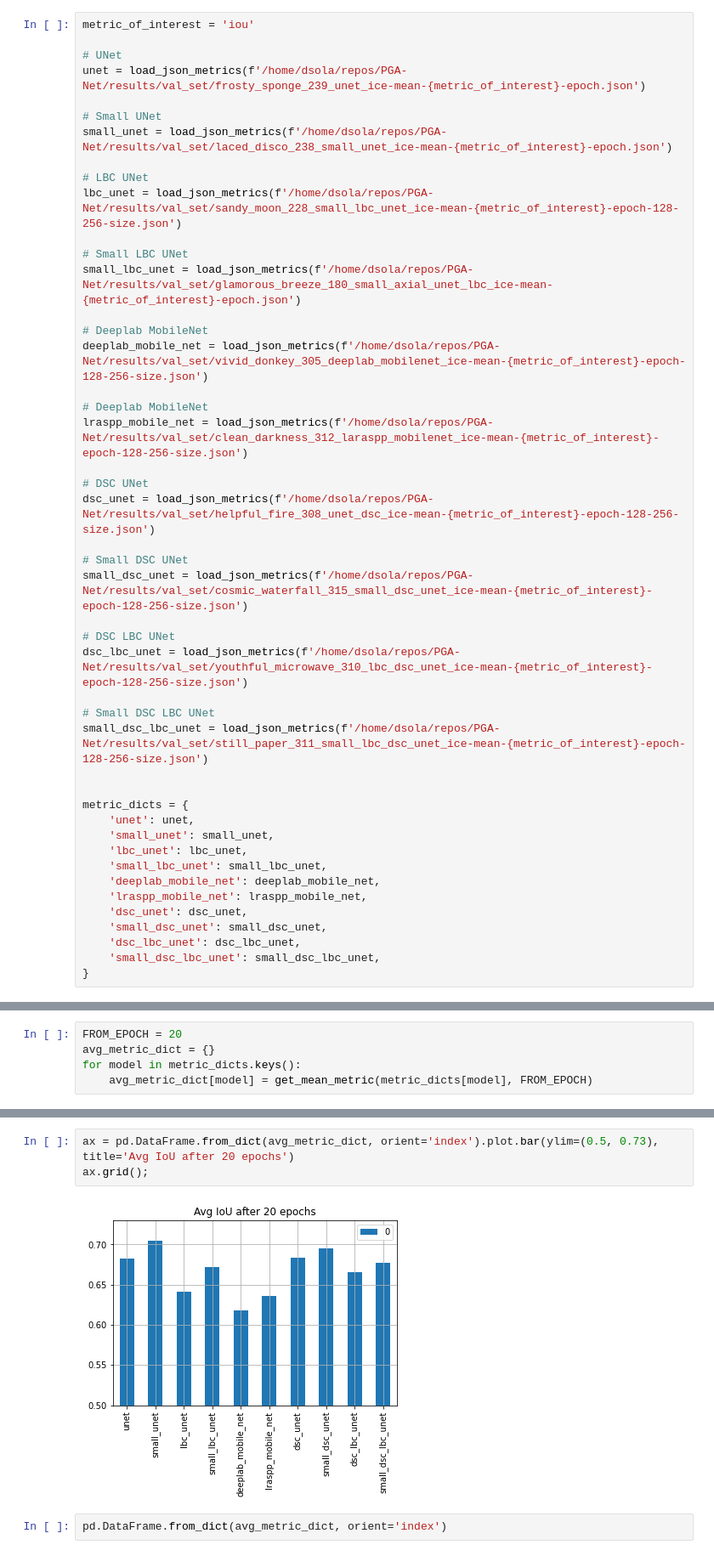
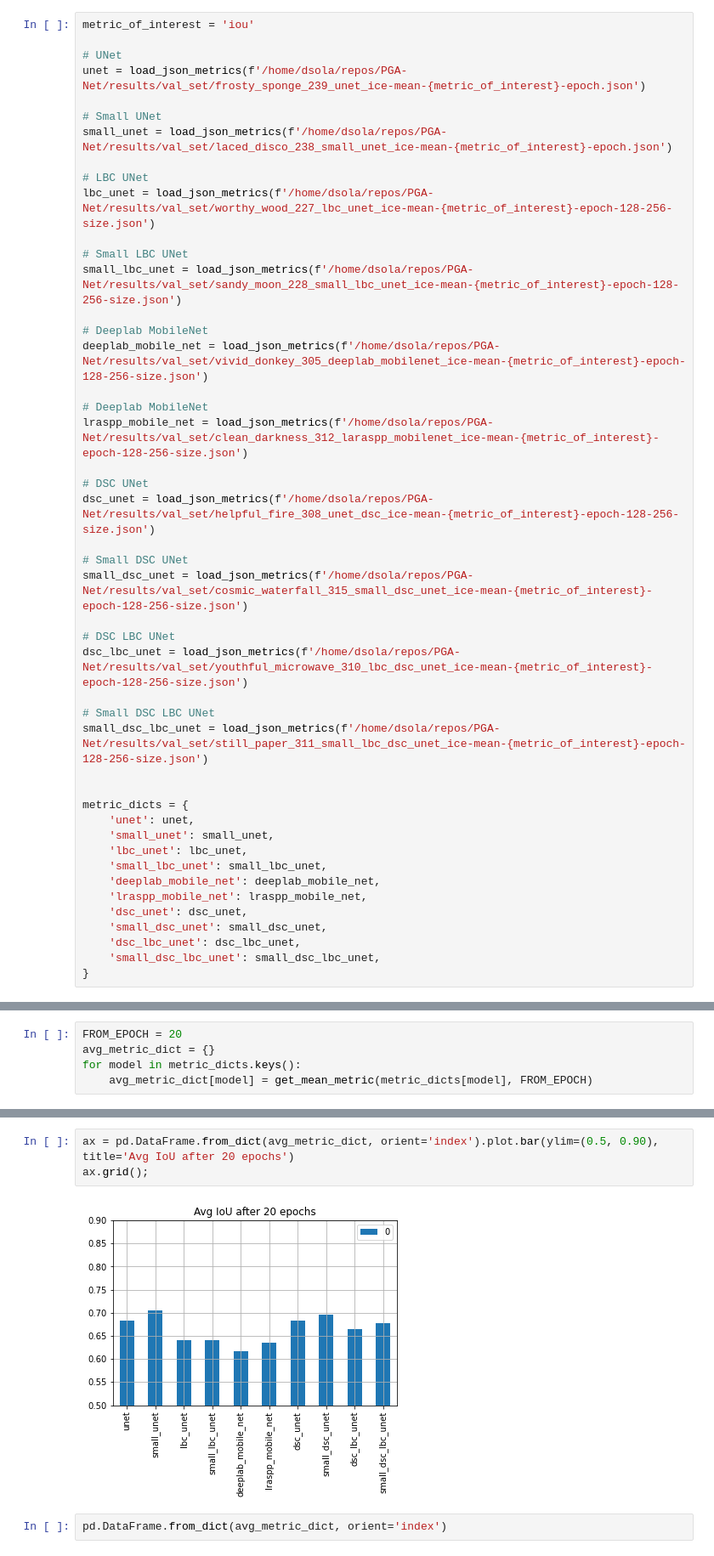
Before and after one commit to dansola/PGA-Net, a Jupyter notebook: notebooks/flops_vs_performance.ipynb, the cells around one changed output, grey strips where cells are left out. Shown at 85% size. Saved outputs shown, nothing was run; the diff lists cells and outputs as text.

```diff
--- a/notebooks/flops_vs_performance.ipynb
+++ b/notebooks/flops_vs_performance.ipynb
@@ -49,10 +49,10 @@ unet = load_json_metrics(f'/home/dsola/repos/PGA-Net/results/val_set/frosty_spon
 small_unet = load_json_metrics(f'/home/dsola/repos/PGA-Net/results/val_set/laced_disco_238_small_unet_ice-mean-{metric_of_interest}-epoch.json')
 
 # LBC UNet
-lbc_unet = load_json_metrics(f'/home/dsola/repos/PGA-Net/results/val_set/sandy_moon_228_small_lbc_unet_ice-mean-{metric_of_interest}-epoch-128-256-size.json')
+lbc_unet = load_json_metrics(f'/home/dsola/repos/PGA-Net/results/val_set/worthy_wood_227_lbc_unet_ice-mean-{metric_of_interest}-epoch-128-256-size.json')
 
 # Small LBC UNet
-small_lbc_unet = load_json_metrics(f'/home/dsola/repos/PGA-Net/results/val_set/glamorous_breeze_180_small_axial_unet_lbc_ice-mean-{metric_of_interest}-epoch.json')
+small_lbc_unet = load_json_metrics(f'/home/dsola/repos/PGA-Net/results/val_set/sandy_moon_228_small_lbc_unet_ice-mean-{metric_of_interest}-epoch-128-256-size.json')
 
 # Deeplab MobileNet
 deeplab_mobile_net = load_json_metrics(f'/home/dsola/repos/PGA-Net/results/val_set/vivid_donkey_305_deeplab_mobilenet_ice-mean-{metric_of_interest}-epoch-128-256-size.json')
@@ -124,10 +121,10 @@ avg_metric_dict
  'dsc_lbc_unet': 0.6656334926684697,
  'small_dsc_lbc_unet': 0.677533096075058}
 # %%
-ax = pd.DataFrame.from_dict(avg_metric_dict, orient='index').plot.bar(ylim=(0.5, 0.73), title='Avg IoU after 20 epochs')
+ax = pd.DataFrame.from_dict(avg_metric_dict, orient='index').plot.bar(ylim=(0.5, 0.90), title='Avg IoU after 20 epochs')
 ax.grid();
 # %% [output]
-[figure, old version]
+[figure, new version]
 # %%
 pd.DataFrame.from_dict(avg_metric_dict, orient='index')
 # %% [markdown]
```
Also changed, not shown: parts of 4 cells of this notebook, 34 other files.
